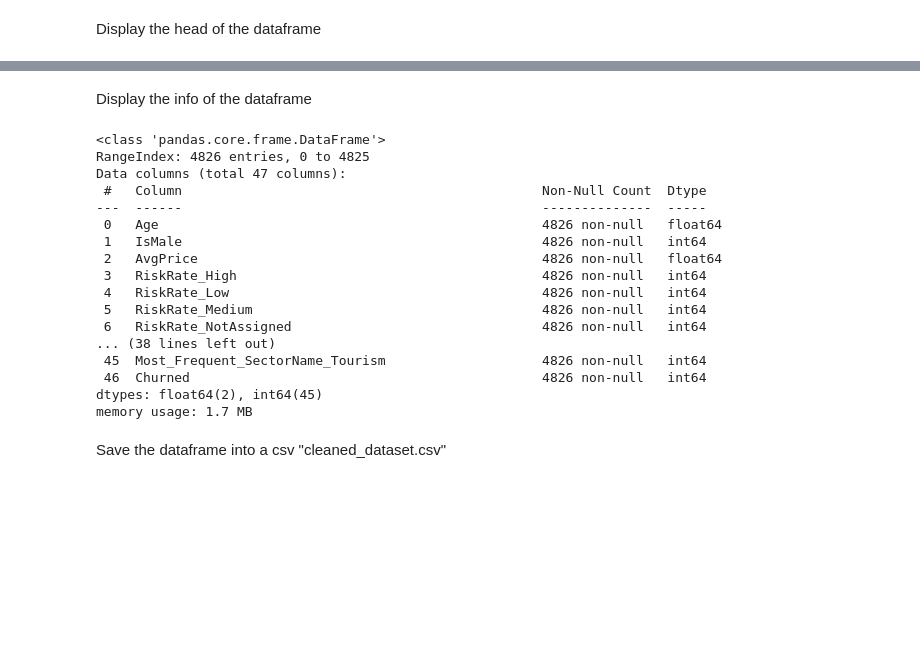
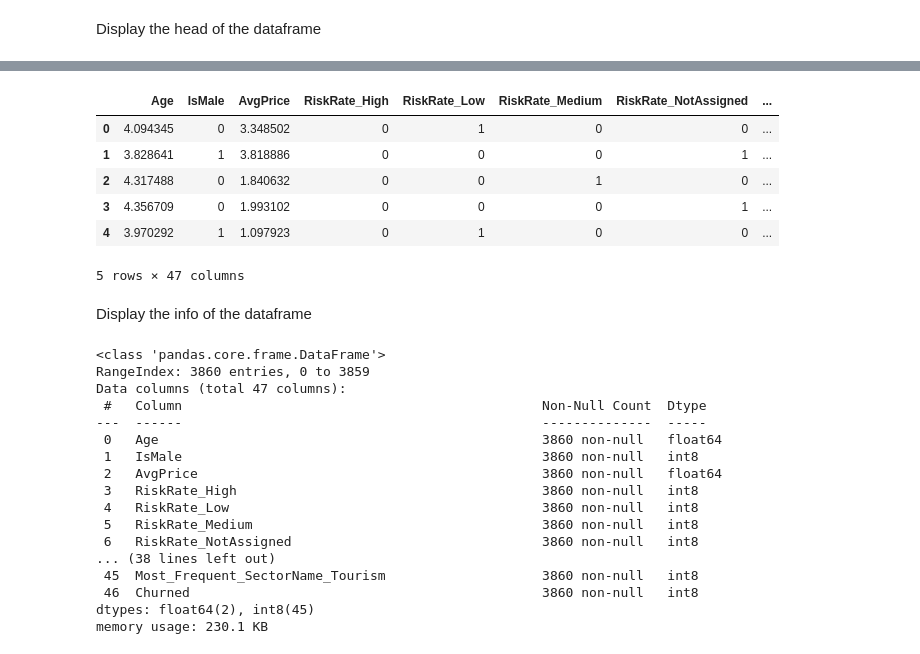
Before and after one commit to useframi1/SU-EFG, a Jupyter notebook: Scripts/data-processing-script.ipynb, the cells around one changed output, grey strips where cells are left out. Saved outputs shown, nothing was run; the diff lists cells and outputs as text; code cells hidden in the pictures; blank space fills up the shorter version.

```diff
--- a/Scripts/data-processing-script.ipynb
+++ b/Scripts/data-processing-script.ipynb
@@ -1177,25 +1252,33 @@ df.head()
 5 rows × 47 columns
+# %%
+test_df.head()
+# %% [output]
+|  | Age | IsMale | AvgPrice | RiskRate_High | RiskRate_Low | RiskRate_Medium | RiskRate_NotAssigned | ... |
+| 0 | 4.094345 | 0 | 3.348502 | 0 | 1 | 0 | 0 | ... |
+| 1 | 3.828641 | 1 | 3.818886 | 0 | 0 | 0 | 1 | ... |
+| 2 | 4.317488 | 0 | 1.840632 | 0 | 0 | 1 | 0 | ... |
+| 3 | 4.356709 | 0 | 1.993102 | 0 | 0 | 0 | 1 | ... |
+| 4 | 3.970292 | 1 | 1.097923 | 0 | 1 | 0 | 0 | ... |
+5 rows × 47 columns
 # %% [markdown]
 Display the info of the dataframe
 # %%
-df.info(verbose=True)
+train_df.info(verbose=True)
 # %% [output]
 <class 'pandas.core.frame.DataFrame'>
-RangeIndex: 4826 entries, 0 to 4825
+RangeIndex: 3860 entries, 0 to 3859
 Data columns (total 47 columns):
  #   Column                                              Non-Null Count  Dtype
 ---  ------                                              --------------  -----
- 0   Age                                                 4826 non-null   float64
- 1   IsMale                                              4826 non-null   int64
- 2   AvgPrice                                            4826 non-null   float64
- 3   RiskRate_High                                       4826 non-null   int64
- 4   RiskRate_Low                                        4826 non-null   int64
- 5   RiskRate_Medium                                     4826 non-null   int64
- 6   RiskRate_NotAssigned                                4826 non-null   int64
+ 0   Age                                                 3860 non-null   float64
+ 1   IsMale                                              3860 non-null   int8
+ 2   AvgPrice                                            3860 non-null   float64
+ 3   RiskRate_High                                       3860 non-null   int8
+ 4   RiskRate_Low                                        3860 non-null   int8
+ 5   RiskRate_Medium                                     3860 non-null   int8
+ 6   RiskRate_NotAssigned                                3860 non-null   int8
 ... (38 lines left out)
- 45  Most_Frequent_SectorName_Tourism                    4826 non-null   int64
- 46  Churned                                             4826 non-null   int64
-dtypes: float64(2), int64(45)
-memory usage: 1.7 MB
+ 45  Most_Frequent_SectorName_Tourism                    3860 non-null   int8
+ 46  Churned                                             3860 non-null   int8
+dtypes: float64(2), int8(45)
+memory usage: 230.1 KB
-# %% [markdown]
-Save the dataframe into a csv "cleaned_dataset.csv"
```
Also changed, not shown: parts of 31 cells of this notebook, 5 other files.
